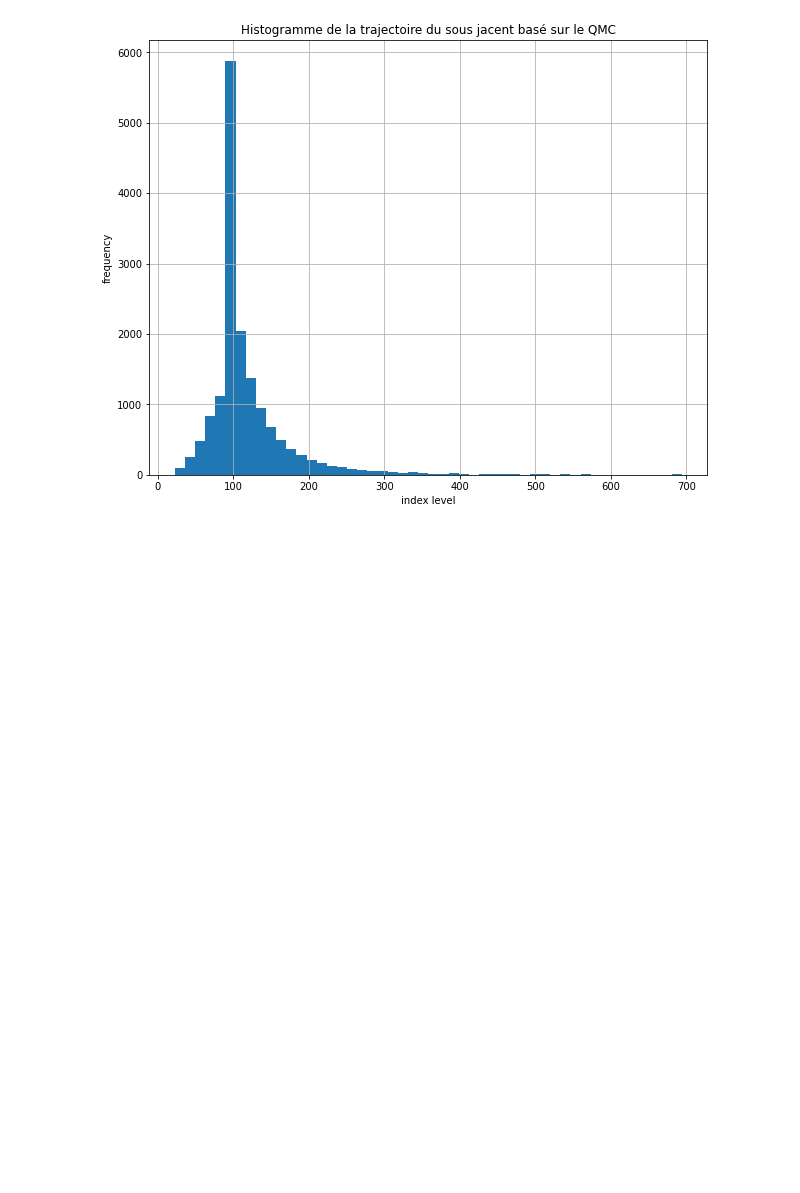
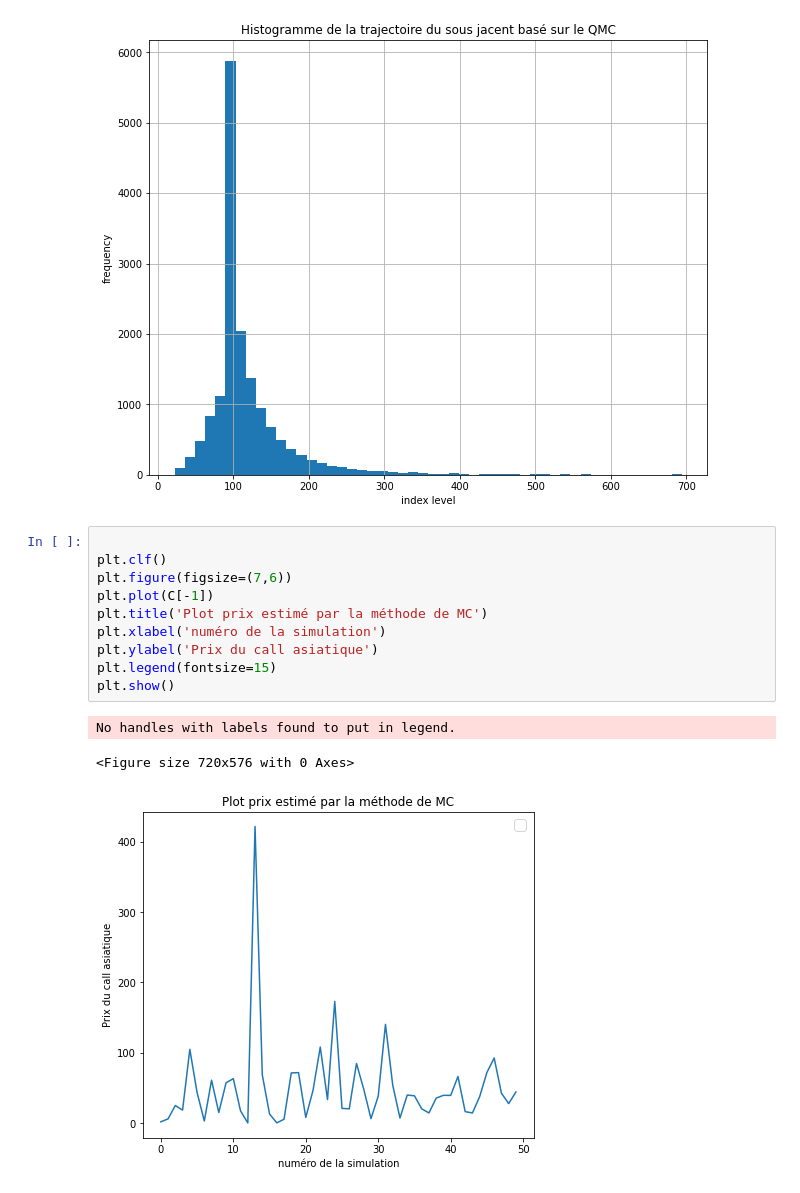
Before and after one commit to joel-soffo/joel-soffo, a Jupyter notebook: QMC_HESTON.ipynb, the cells around one changed output. Saved outputs shown, nothing was run; the diff lists cells and outputs as text; blank space fills up the shorter version.

```diff
--- a/QMC_HESTON.ipynb
+++ b/QMC_HESTON.ipynb
@@ -314,3 +354,17 @@ plt.title('Histogramme de la trajectoire du sous jacent basé sur le QMC')
 # %% [output]
 Text(0.5, 1.0, 'Histogramme de la trajectoire du sous jacent basé sur le QMC')
 [figure]
+# %%
+
+plt.clf()
+plt.figure(figsize=(7,6))
+plt.plot(C[-1])
+plt.title('Plot prix estimé par la méthode de MC')
+plt.xlabel('numéro de la simulation')
+plt.ylabel('Prix du call asiatique')
+plt.legend(fontsize=15)
+plt.show()
+# %% [output]
+No handles with labels found to put in legend.
+<Figure size 720x576 with 0 Axes>
+[figure, added]
```
Also changed, not shown: parts of 13 cells of this notebook.
